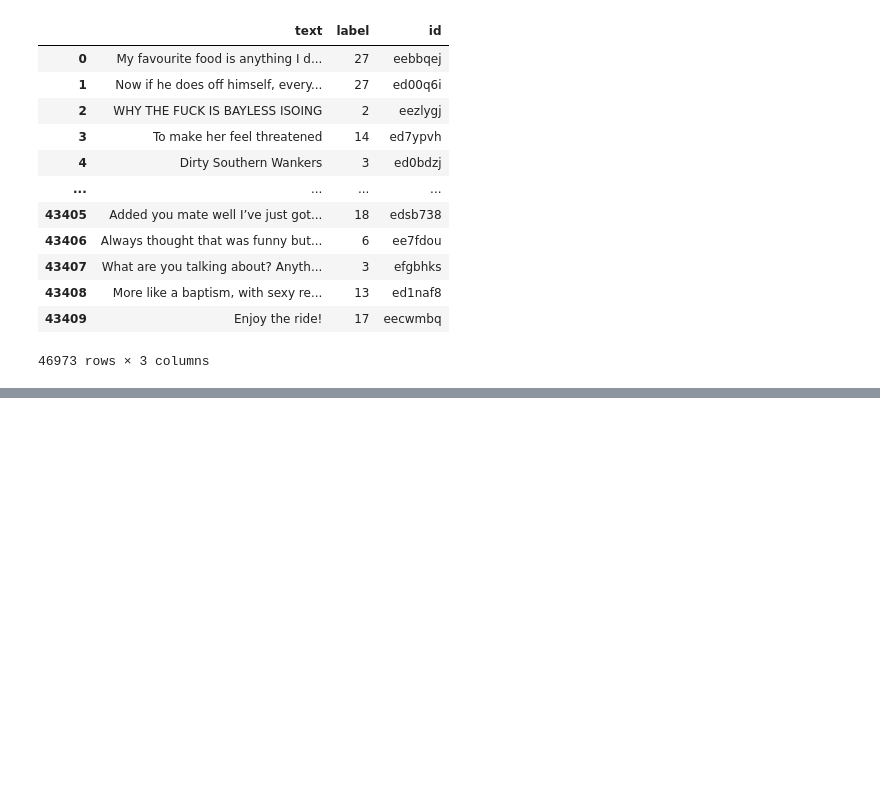
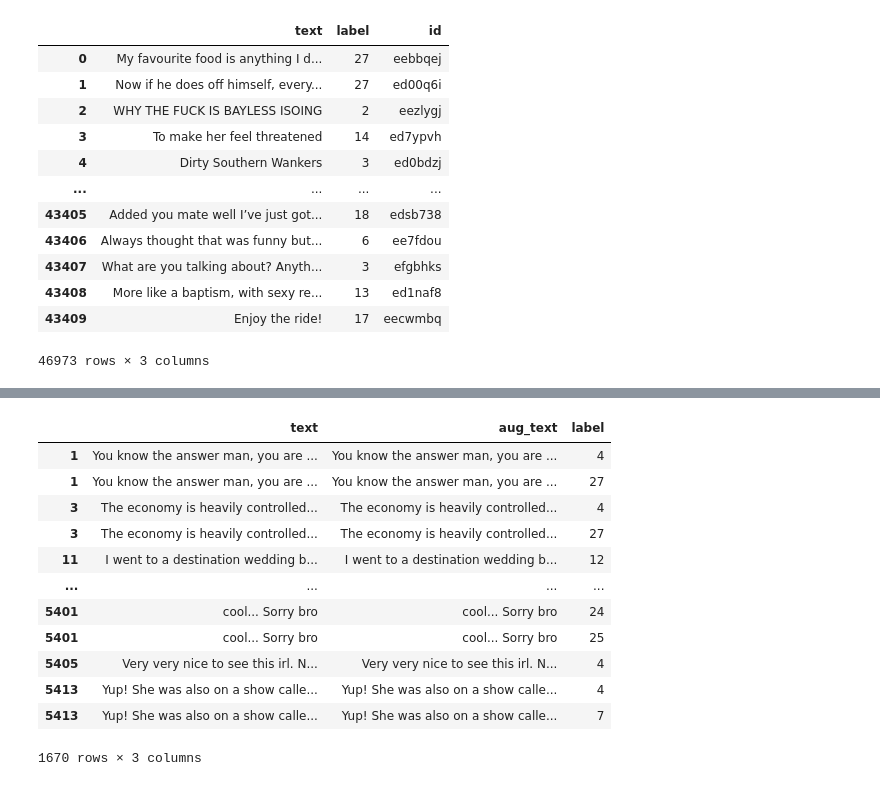
Before and after one commit to WayneWang86/HypEmo, a Jupyter notebook: Error_Analysis/data_processing.ipynb, the cells around one changed output, grey strips where cells are left out. Saved outputs shown, nothing was run; the diff lists cells and outputs as text; code cells hidden in the pictures; blank space fills up the shorter version.

```diff
--- a/Error_Analysis/data_processing.ipynb
+++ b/Error_Analysis/data_processing.ipynb
@@ -99,0 +146,2 @@ test = pre_processing("./data/go_emotion/full_dataset/test.tsv")
+# %%
+dev = pd.concat([val_orig, dev])
@@ -113,3 +172,17 @@ dtype: object
 # %%
-t = pd.read_csv("./data/go_emotion/train.csv")
+dev
+# %% [output]
+|  | text | aug_text | label |
+| 1 | You know the answer man, you are ... | You know the answer man, you are ... | 4 |
+| 1 | You know the answer man, you are ... | You know the answer man, you are ... | 27 |
+| 3 | The economy is heavily controlled... | The economy is heavily controlled... | 4 |
+| 3 | The economy is heavily controlled... | The economy is heavily controlled... | 27 |
+| 11 | I went to a destination wedding b... | I went to a destination wedding b... | 12 |
+| ... | ... | ... | ... |
+| 5401 | cool... Sorry bro | cool... Sorry bro | 24 |
+| 5401 | cool... Sorry bro | cool... Sorry bro | 25 |
+| 5405 | Very very nice to see this irl. N... | Very very nice to see this irl. N... | 4 |
+| 5413 | Yup! She was also on a show calle... | Yup! She was also on a show calle... | 4 |
+| 5413 | Yup! She was also on a show calle... | Yup! She was also on a show calle... | 7 |
+1670 rows × 3 columns
 # %%
```
Also changed, not shown: parts of 13 cells of this notebook, 3 other files.
